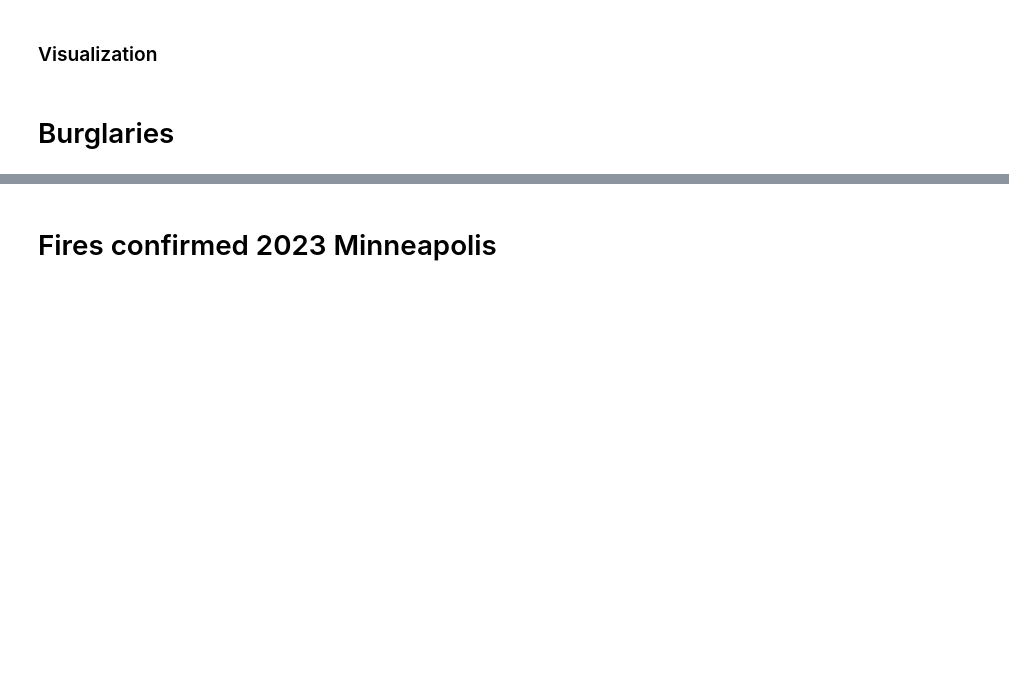
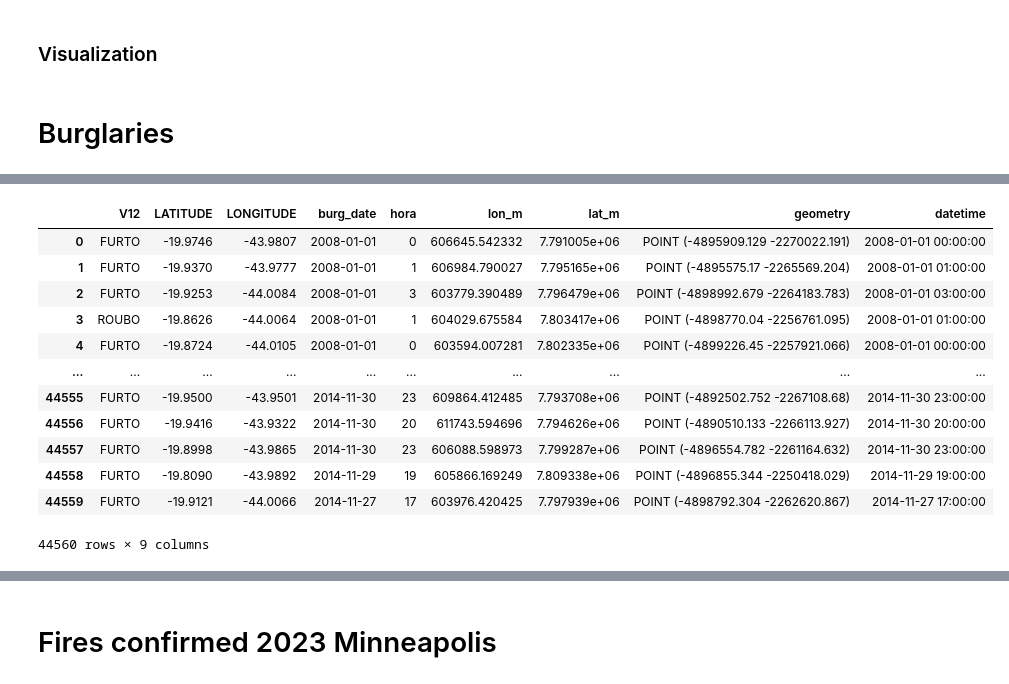
Before and after one commit to lorenzo-cm/cs-grad, a Jupyter notebook: py-code/main.ipynb, the cells around one changed output, grey strips where cells are left out. Drawn from its saved outputs; the diff is of its cells as text; code cells hidden in the pictures; blank space fills up the shorter version.

```diff
--- a/py-code/main.ipynb
+++ b/py-code/main.ipynb
@@ -47,3 +65,24 @@ coords, gdf_coords = load_shapefile_points(shapefile_path)
+# %%
+gdf_coords["datetime"] = pd.to_datetime(
+    gdf_coords["burg_date"].astype(str) + " " + gdf_coords["hora"].astype(str) + ":00:00",
+    format="%Y-%m-%d %H:%M:%S"
+)
+# %%
+gdf_coords
+# %% [output]
+|  | V12 | LATITUDE | LONGITUDE | burg_date | hora | lon_m | lat_m | geometry | datetime |
+| 0 | FURTO | -19.9746 | -43.9807 | 2008-01-01 | 0 | 606645.542332 | 7.791005e+06 | POINT (-4895909.129 -2270022.191) | 2008-01-01 00:00:00 |
+| 1 | FURTO | -19.9370 | -43.9777 | 2008-01-01 | 1 | 606984.790027 | 7.795165e+06 | POINT (-4895575.17 -2265569.204) | 2008-01-01 01:00:00 |
+| 2 | FURTO | -19.9253 | -44.0084 | 2008-01-01 | 3 | 603779.390489 | 7.796479e+06 | POINT (-4898992.679 -2264183.783) | 2008-01-01 03:00:00 |
+| 3 | ROUBO | -19.8626 | -44.0064 | 2008-01-01 | 1 | 604029.675584 | 7.803417e+06 | POINT (-4898770.04 -2256761.095) | 2008-01-01 01:00:00 |
+| 4 | FURTO | -19.8724 | -44.0105 | 2008-01-01 | 0 | 603594.007281 | 7.802335e+06 | POINT (-4899226.45 -2257921.066) | 2008-01-01 00:00:00 |
+| ... | ... | ... | ... | ... | ... | ... | ... | ... | ... |
+| 44555 | FURTO | -19.9500 | -43.9501 | 2014-11-30 | 23 | 609864.412485 | 7.793708e+06 | POINT (-4892502.752 -2267108.68) | 2014-11-30 23:00:00 |
+| 44556 | FURTO | -19.9416 | -43.9322 | 2014-11-30 | 20 | 611743.594696 | 7.794626e+06 | POINT (-4890510.133 -2266113.927) | 2014-11-30 20:00:00 |
+| 44557 | FURTO | -19.8998 | -43.9865 | 2014-11-30 | 23 | 606088.598973 | 7.799287e+06 | POINT (-4896554.782 -2261164.632) | 2014-11-30 23:00:00 |
+| 44558 | FURTO | -19.8090 | -43.9892 | 2014-11-29 | 19 | 605866.169249 | 7.809338e+06 | POINT (-4896855.344 -2250418.029) | 2014-11-29 19:00:00 |
+| 44559 | FURTO | -19.9121 | -44.0066 | 2014-11-27 | 17 | 603976.420425 | 7.797939e+06 | POINT (-4898792.304 -2262620.867) | 2014-11-27 17:00:00 |
+44560 rows × 9 columns
 # %%
 optimal_granularity = get_optimal_granularity(
     coords,
```
Also changed, not shown: parts of 4 cells of this notebook, 15 other files.
